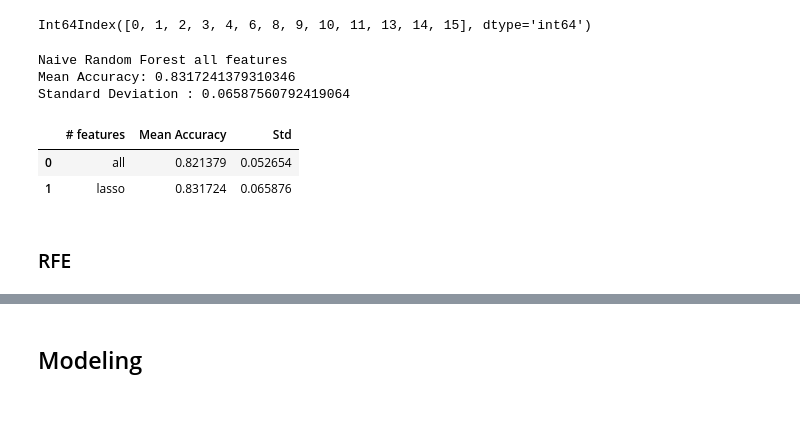
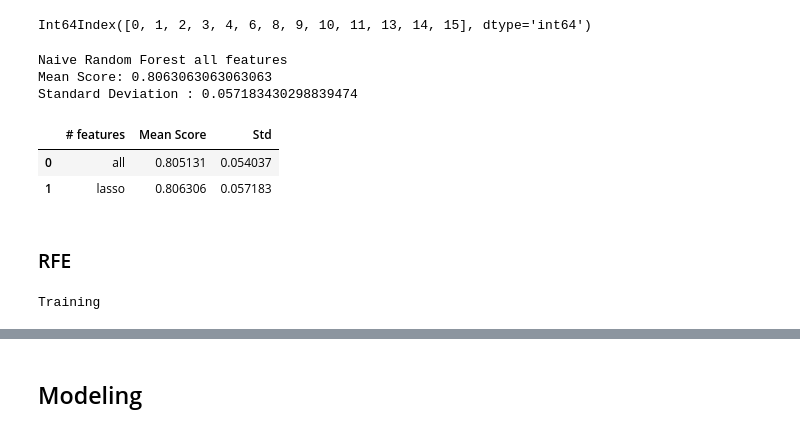
Before and after one commit to andrea-fantini/student-fail-prediction, a Jupyter notebook: notebooks/Pre-Processing and Modeling.ipynb, the cells around one changed output, grey strips where cells are left out. Cells and saved outputs as stored; diff of their text form; code cells hidden in the pictures.

```diff
--- a/notebooks/Pre-Processing and Modeling.ipynb
+++ b/notebooks/Pre-Processing and Modeling.ipynb
@@ -10,3 +55,12 @@ import pickle
+# %%
+# Define Search parameters
+#scoring='precision'
+#scoring='accuracy'
+SCORING='roc_auc'
+CV_FOLDS=3
+
+N_ITER=10 #For Bayesian Search
+N_POINTS=1 #For Bayesian Search
 # %%
 with open('../data/features.csv') as f1:
     df = pd.read_csv(f1)
@@ -109,9 +156,9 @@ scores_df = pd.DataFrame()
 # Create a naive random forest classifier
 clf = RandomForestClassifier(n_estimators=1000, random_state=0, n_jobs=-1)
 # Train the classifier
-cv_scores = cross_val_score(clf, X_train,np.ravel(Y_train), cv=10)
+cv_scores = cross_val_score(clf, X_train,np.ravel(Y_train), cv=CV_FOLDS, scoring=SCORING)
 
 print("Naive Random Forest all features")
-print(f"Mean Accuracy: {np.mean(cv_scores)} \nStandard Deviation : {np.std(cv_scores)}")
+print(f"Mean Score: {np.mean(cv_scores)} \nStandard Deviation : {np.std(cv_scores)}")
 # %% [output]
 Naive Random Forest all features
@@ -120,6 +167,6 @@ Standard Deviation : 0.052653715852762434
 # %%
 scores_df = scores_df.append({'# features':'all',
-               'Mean Accuracy':np.mean(cv_scores),
+               'Mean Score':np.mean(cv_scores),
                'Std':np.std(cv_scores)}, ignore_index=True)
 # %%
 scores_df
@@ -165,28 +212,28 @@ X_test_lasso_selected = sel.transform(X_test)
 # Create a naive random forest classifier
 #clf = RandomForestClassifier(n_estimators=1000, random_state=0, n_jobs=-1)
 # Train the classifier
-cv_scores = cross_val_score(clf, X_train_lasso_selected, np.ravel(Y_train), cv=10)
+cv_scores = cross_val_score(clf, X_train_lasso_selected, np.ravel(Y_train), cv=CV_FOLDS, scoring=SCORING)
 
 print("Naive Random Forest all features")
-print(f"Mean Accuracy: {np.mean(cv_scores)} \nStandard Deviation : {np.std(cv_scores)}")
+print(f"Mean Score: {np.mean(cv_scores)} \nStandard Deviation : {np.std(cv_scores)}")
 # %% [output]
 Naive Random Forest all features
-Mean Accuracy: 0.8317241379310346
-Standard Deviation : 0.06587560792419064
+Mean Score: 0.8063063063063063
+Standard Deviation : 0.057183430298839474
 # %%
 scores_df = scores_df.append({'# features':'lasso',
-               'Mean Accuracy':np.mean(cv_scores),
+               'Mean Score':np.mean(cv_scores),
                'Std':np.std(cv_scores)}, ignore_index=True)
 scores_df.head()
 # %% [output]
-|  | # features | Mean Accuracy | Std |
-| 0 | all | 0.821379 | 0.052654 |
-| 1 | lasso | 0.831724 | 0.065876 |
+|  | # features | Mean Score | Std |
+| 0 | all | 0.805131 | 0.054037 |
+| 1 | lasso | 0.806306 | 0.057183 |
 # %% [markdown]
 ### RFE
 # %%
 # Load/Run RFE
-pkl_filename = "../models/rfecv.pkl"
+pkl_filename = f"../models/rfecv_{SCORING}.pkl"
 try :
     # Load Model
     rfecv = pickle.load(open(pkl_filename, 'rb'))
@@ -194,11 +241,13 @@ try :
 except :
     # Perform RFE
     print('Training')
-    rfecv = RFECV(estimator=clf, step=1, cv=StratifiedKFold(10), scoring='accuracy')
+    rfecv = RFECV(estimator=clf, step=1, cv=StratifiedKFold(CV_FOLDS), scoring=SCORING)
     rfecv.fit(X_train, np.ravel(Y_train))
     # Save model
-    with open('../models/rfecv.pkl', 'wb') as file:
+    with open(pkl_filename, 'wb') as file:
         pickle.dump(rfecv, file)
+# %% [output]
+Training
 # %%
 print(f'Optimal number of features: {rfecv.n_features_}')
 # %% [output]
```
Also changed, not shown: parts of 28 cells of this notebook, 3 other files.
